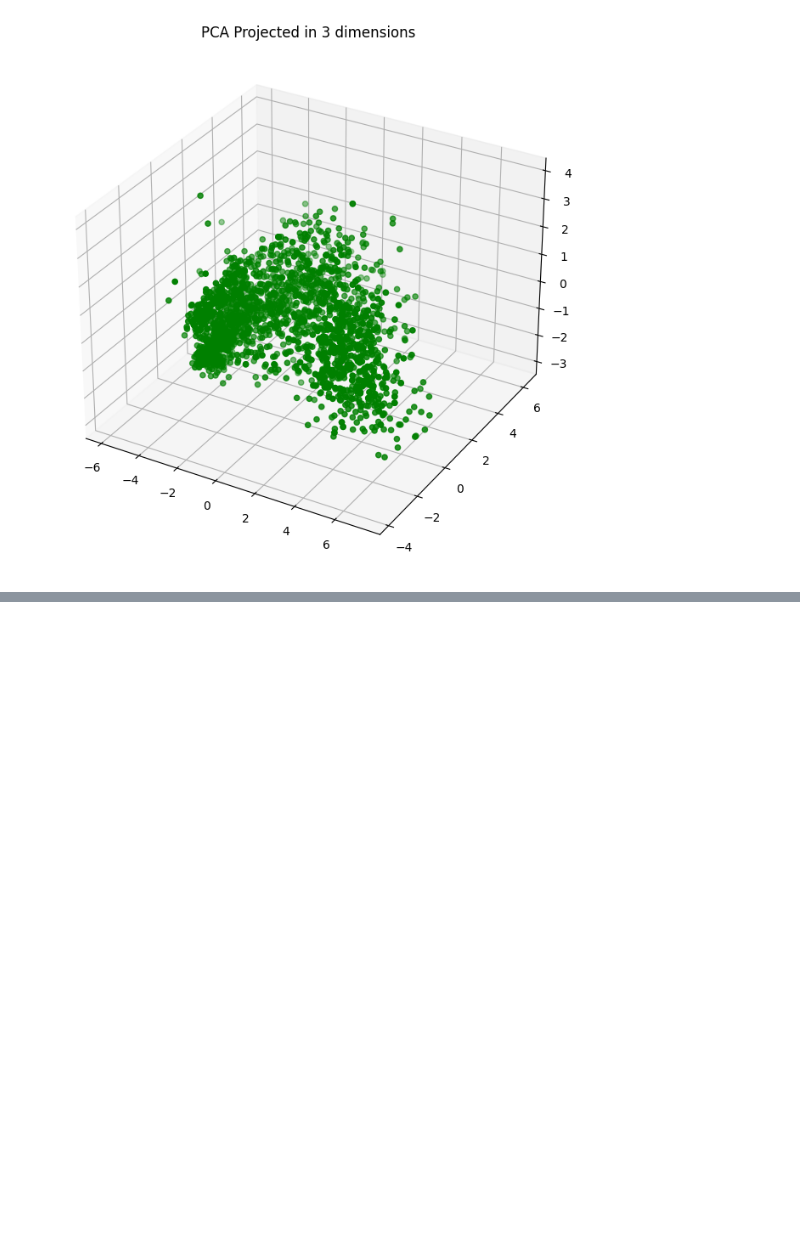
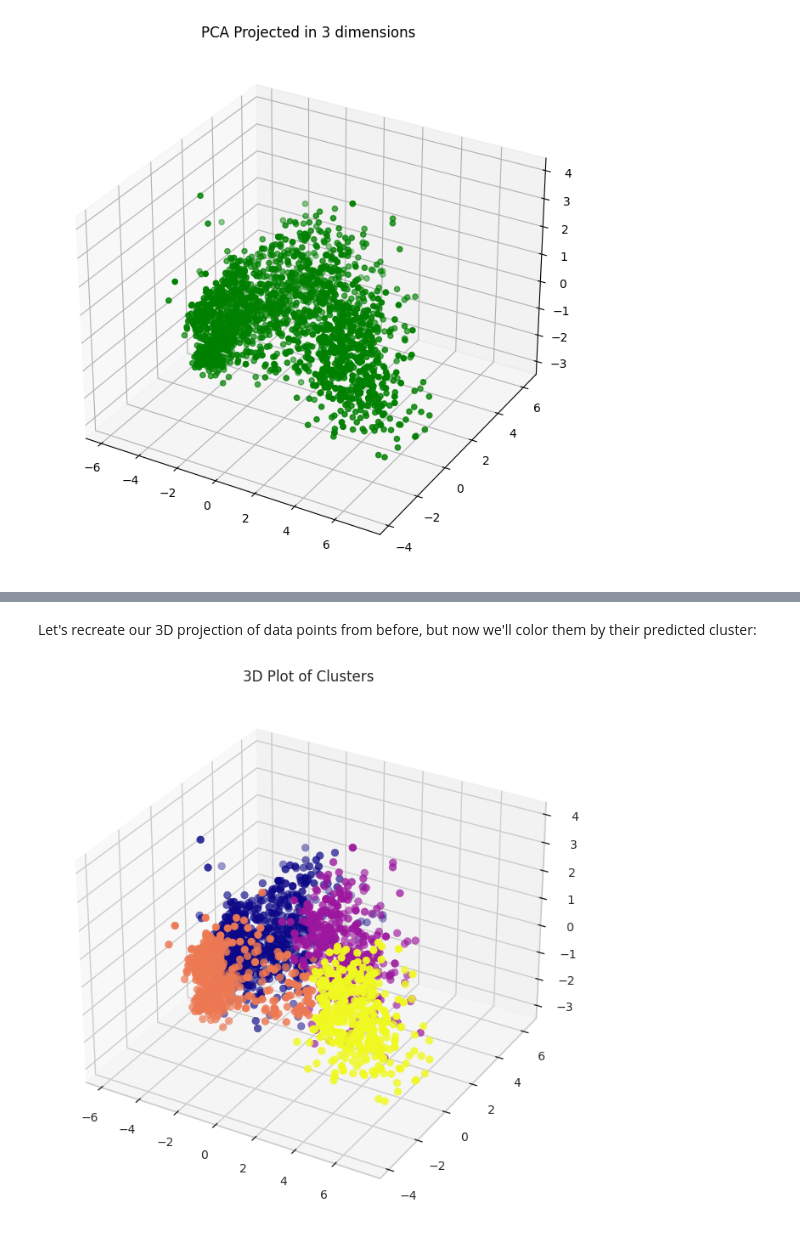
Before and after one commit to jahess150/AnalysisProjects, a Jupyter notebook: customer_personality_analysis.ipynb, the cells around one changed output, grey strips where cells are left out. Cells and saved outputs as stored; diff of their text form; code cells hidden in the pictures; blank space fills up the shorter version.

```diff
--- a/customer_personality_analysis.ipynb
+++ b/customer_personality_analysis.ipynb
@@ -275,0 +293,23 @@ plt.show()
+# %%
+from sklearn.cluster import AgglomerativeClustering
+
+# Initiate ML model
+AC = AgglomerativeClustering(n_clusters = 4)
+
+# Fit the model and find clusters
+cluster_labels = AC.fit_predict(PCA_data)
+PCA_data['Clusters'] = cluster_labels
+
+# Add cluster to original data as well
+data_cleaned['Clusters'] = cluster_labels
+# %% [markdown]
+Let's recreate our 3D projection of data points from before, but now we'll color them by their predicted cluster:
+# %%
+# Plot clusters
+fig = plt.figure(figsize=(10, 8))
+ax = plt.subplot(111, projection = '3d', label = 'bla')
+ax.scatter(x, y, z, s = 40, c = PCA_data['Clusters'], marker = 'o', cmap = 'plasma')
+ax.set_title("3D Plot of Clusters")
+plt.show()
+# %% [output]
+[figure, added]
```
Also changed, not shown: parts of 5 cells of this notebook.
